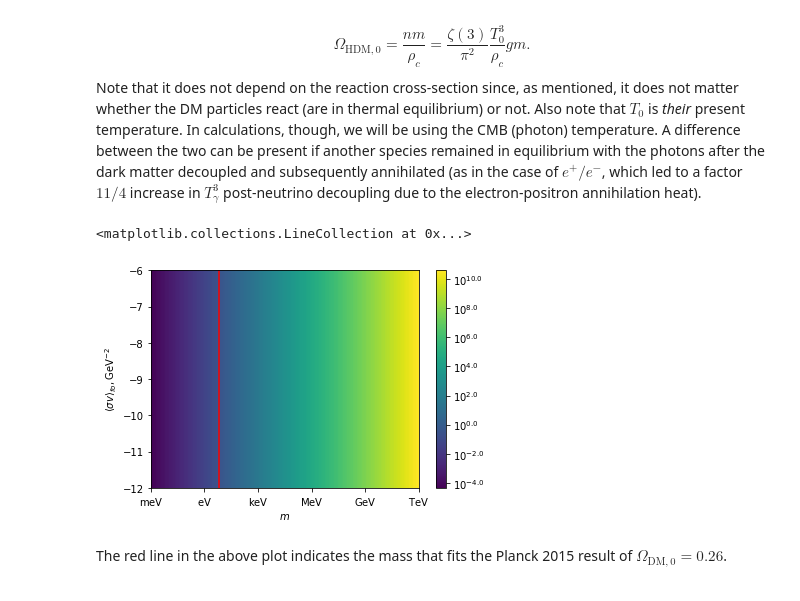
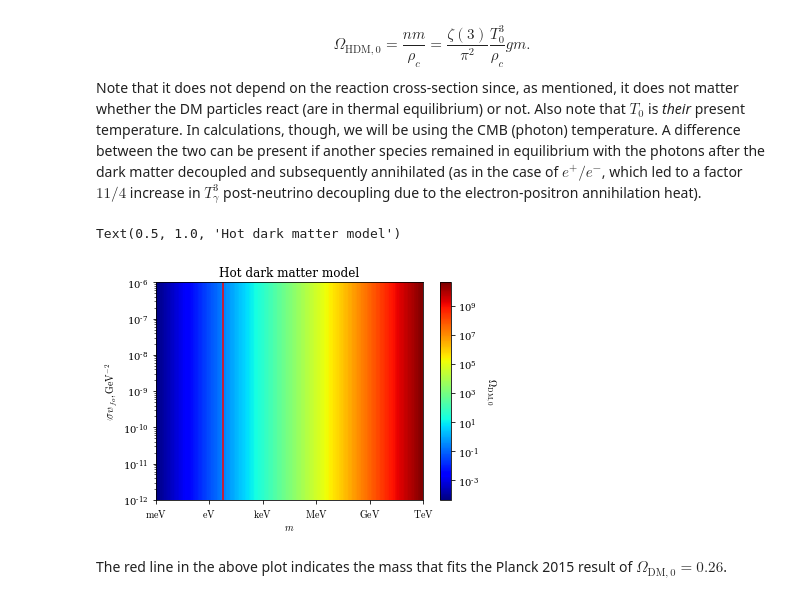
Before and after one commit to adam-coogan/gss19_sterile_nus, a Jupyter notebook: notebooks/week_1.ipynb, the cells around one changed output. Drawn from its saved outputs; the diff is of its cells as text; code cells hidden in the pictures.

Commit message:
exact plots

```diff
--- a/notebooks/week_1.ipynb
+++ b/notebooks/week_1.ipynb
@@ -11,7 +11,11 @@ from scipy.special import zeta
 from astropy import constants as C
 from astropy import units
 from astropy.cosmology import Planck15 as cosmo
+import matplotlib as mpl
 import matplotlib.pyplot as plt
+plt.rcParams['font.family'] = 'serif'
+plt.rcParams['font.size'] = 12
+plt.rcParams['mathtext.fontset'] = 'cm'
 # %% [markdown]
 We will be working in mass units, so define some constants in $\mathrm{GeV}$ (that's not even a mass unit, btw...):
 # %%
@@ -27,13 +31,25 @@ m = np.power(10, 0.5*(m_edges[1:]+m_edges[:-1])) * units.GeV
 sigma = np.power(10, 0.5*(sigma_edges[1:]+sigma_edges[:-1])) * units.GeV**(-2)
 g = 1
 
-def plot(Odm):
-    plt.pcolormesh(m_edges, sigma_edges, np.log10(Odm))
-    plt.xlabel('$m$')
-    plt.ylabel(r'$\left\langle{\sigma v}\right\rangle_{fo}, \mathrm{GeV}^{-2}$')
-    plt.xticks((-12, -9, -6, -3, 0, 3), (r'$\mathrm{meV}$', r'$\mathrm{eV}$', r'$\mathrm{keV}$', r'$\mathrm{MeV}$', r'$\mathrm{GeV}$', r'$\mathrm{TeV}$'))
-    cax = plt.colorbar()
-    cax.ax.yaxis.set_ticklabels(['$10^{{{}}}$'.format(n) for n in cax.ax.yaxis.get_ticklocs()])
+def plot(Odm, medges=None, sigmaedges=None, vmin=None, vmax=None):
+    medges = np.power(10, m_edges if medges is None else medges)
+    sigmaedges = np.power(10, sigma_edges if sigmaedges is None else sigmaedges)
+
+    fig, ax = plt.subplots()
+    pcm = ax.pcolormesh(medges, sigmaedges, Odm,
+                        cmap='jet',
+                        norm=mpl.colors.LogNorm(vmin=vmin, vmax=vmax))
+    ax.set_xscale('log')
+    ax.set_yscale('log')
+
+    ax.set_xlabel('$m$')
+    ax.set_ylabel(r'$\left\langle{\sigma v}\right\rangle_{fo}, \mathrm{GeV}^{-2}$')
+    ax.set_xlim(1e-12, 1e3)
+    ax.xaxis.set_ticks((1e-12, 1e-9, 1e-6, 1e-3, 1, 1e3))
+    ax.xaxis.set_ticklabels((r'$\mathrm{meV}$', r'$\mathrm{eV}$', r'$\mathrm{keV}$', r'$\mathrm{MeV}$', r'$\mathrm{GeV}$', r'$\mathrm{TeV}$'))
+    cax = plt.colorbar(pcm)
+    cax.set_label(r'$\Omega_{\mathrm{DM}, 0}$', rotation=-90, verticalalignment='bottom')
+    return fig, ax, cax
 # %% [markdown]
 ### Part 1: Instantaneous freeze-out
 # %% [markdown]
@@ -46,12 +62,13 @@ $$\Omega_{\textrm{HDM}, 0} = \frac{n m}{\rho_c} = \frac{\zeta(3)}{\pi^2} \frac{T
 Note that it does not depend on the reaction cross-section since, as mentioned, it does not matter whether the DM particles react (are in thermal equilibrium) or not. Also note that $T_0$ is *their* present temperature. In calculations, though, we will be using the CMB (photon) temperature. A difference between the two can be present if another species remained in equilibrium with the photons after the dark matter decoupled and subsequently annihilated (as in the case of $e^+/e^-$, which led to a factor $11/4$ increase in $T_\gamma^3$ post-neutrino decoupling due to the electron-positron annihilation heat).
 # %%
 Ohdm0 = ((zeta(3)/np.pi**2) * (T0**3 / rho0) * g * m).to('').value
-plot(np.broadcast_to(Ohdm0, np.broadcast(m[None, :], sigma[:, None]).shape))
-plt.vlines(np.log10((cosmo.Odm0 * (np.pi**2 / zeta(3)) * (rho0 / T0**3) / g).to('GeV').value),
-           sigma_edges[0], sigma_edges[-1], colors='r')
+fig, ax, cax = plot(np.broadcast_to(Ohdm0, np.broadcast(m[None, :], sigma[:, None]).shape))
+ax.vlines((cosmo.Odm0 * (np.pi**2 / zeta(3)) * (rho0 / T0**3) / g).to('GeV').value,
+          np.power(10, sigma_edges[0]), np.power(10, sigma_edges[-1]), colors='r')
+ax.set_title('Hot dark matter model')
 # %% [output]
-<matplotlib.collections.LineCollection at 0x...>
+Text(0.5, 1.0, 'Hot dark matter model')
-[figure, old version]
+[figure, new version]
 # %% [markdown]
 The red line in the above plot indicates the mass that fits the Planck 2015 result of $\Omega_{\textrm{DM}, 0} = 0.26$.
 # %% [markdown]
```
Also changed, not shown: parts of 15 cells of this notebook.
